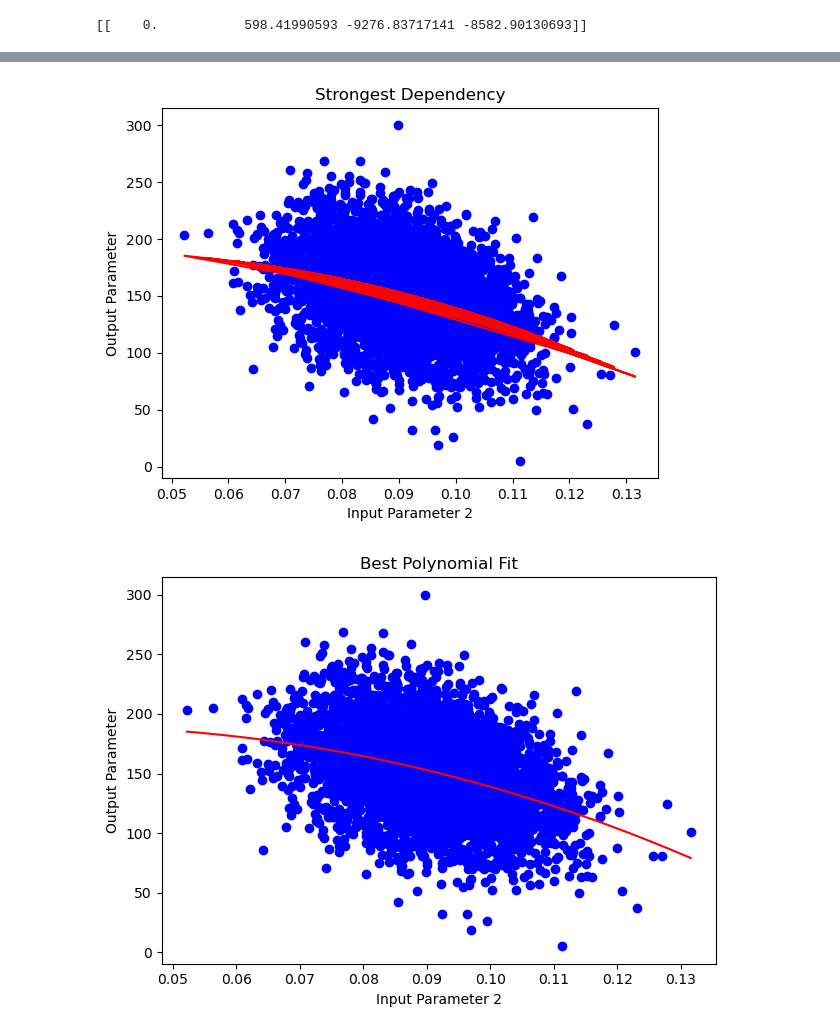
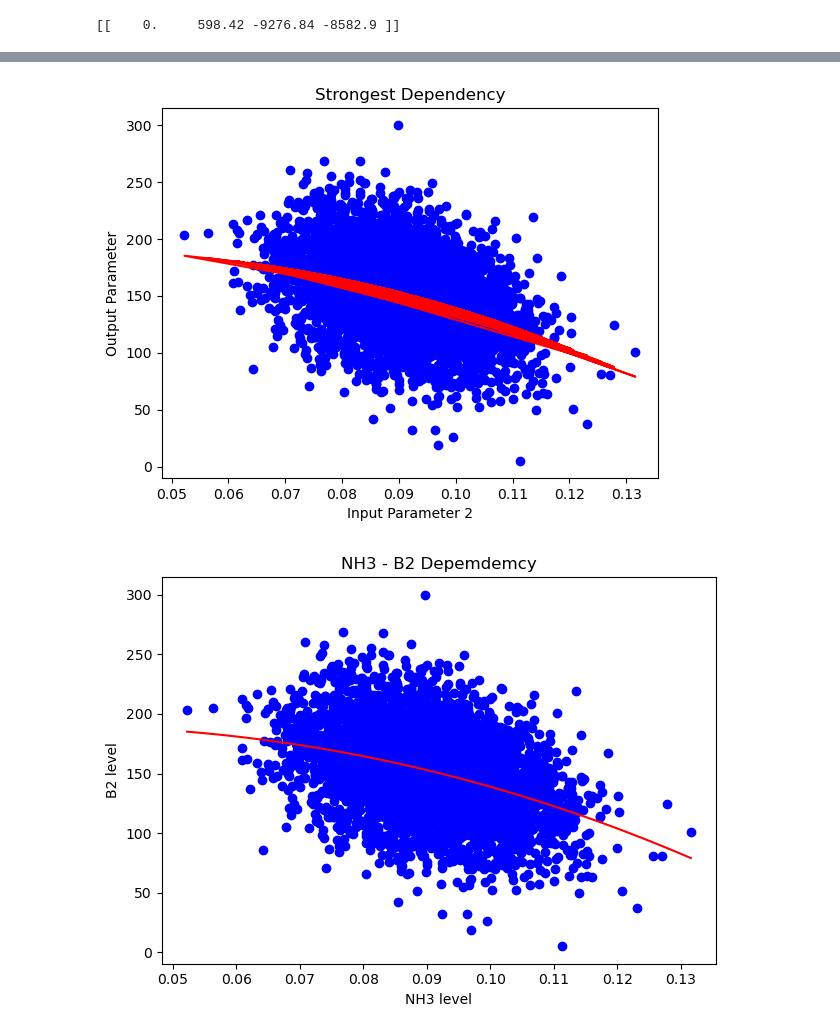
Before and after one commit to MessedUpCat/DataStatisticProjectAT, a Jupyter notebook: ASPECT 4.ipynb, the cells around one changed output, grey strips where cells are left out. Cells and saved outputs as stored; diff of their text form; code cells hidden in the pictures.

```diff
--- a/ASPECT 4.ipynb
+++ b/ASPECT 4.ipynb
@@ -98,35 +98,35 @@ plt.scatter(X[:, strongest_dependency_idx], y, color='blue', label='Data')
 
 strongest_dependency_poly_features = PolynomialFeatures(degree=strongest_dependency_degree)
 strongest_dependency_X_poly = strongest_dependency_poly_features.fit_transform(X[:, strongest_dependency_idx].reshape(-1, 1))
 
 plt.plot(X[:, strongest_dependency_idx], strongest_dependency_regressor.predict(strongest_dependency_X_poly),
          color='red', label='Line')
 plt.xlabel(f'Input Parameter {strongest_dependency_idx + 1}')
 plt.ylabel('Output Parameter')
 plt.title(f'Strongest Dependency')
 
 # Plot the best polynomial fit
 plt.figure()
 plt.scatter(X[:, strongest_dependency_idx], y, color='blue', label='Data')
 
 X_fit = np.linspace(np.min(X[:, strongest_dependency_idx]), np.max(X[:, strongest_dependency_idx]), 100).reshape(-1, 1)
 X_fit_poly = strongest_dependency_poly_features.transform(X_fit)
 
 plt.plot(X_fit, strongest_dependency_regressor.predict(X_fit_poly), color='red', label='Best Fit')
-plt.xlabel(f'Input Parameter {strongest_dependency_idx + 1}')
-plt.ylabel('Output Parameter')
-plt.title(f'Best Polynomial Fit')
+plt.xlabel(f'NH3 level')
+plt.ylabel('B2 level')
+plt.title(f'NH3 - B2 Depemdemcy')
 
 # Display coefficients of the best fit
 coefficients = strongest_dependency_regressor.coef_
 print(coefficients)
 # Add a legend and adjust subplot spacing
 plt.tight_layout()
 plt.show()
 # code might be better, should be comented better. Cant seperate the colours between polynomials, so they are all stacked. but porpably still good enough to prove the point. 2 is the most signigicant one,
 # lables need to be changed. PCA idk, i got numbers but thats all
 # %% [output]
-[[    0.           598.41990593 -9276.83717141 -8582.90130693]]
+[[    0.     598.42 -9276.84 -8582.9 ]]
 [figure]
 [figure]
-[figure, old version]
+[figure, new version]
```
Also changed, not shown: parts of 1 cell of this notebook, 14 other files.
